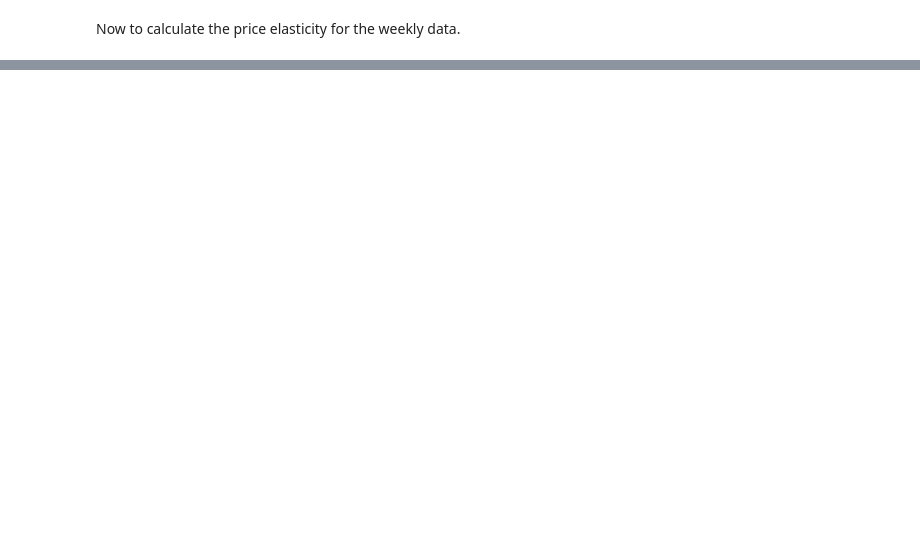
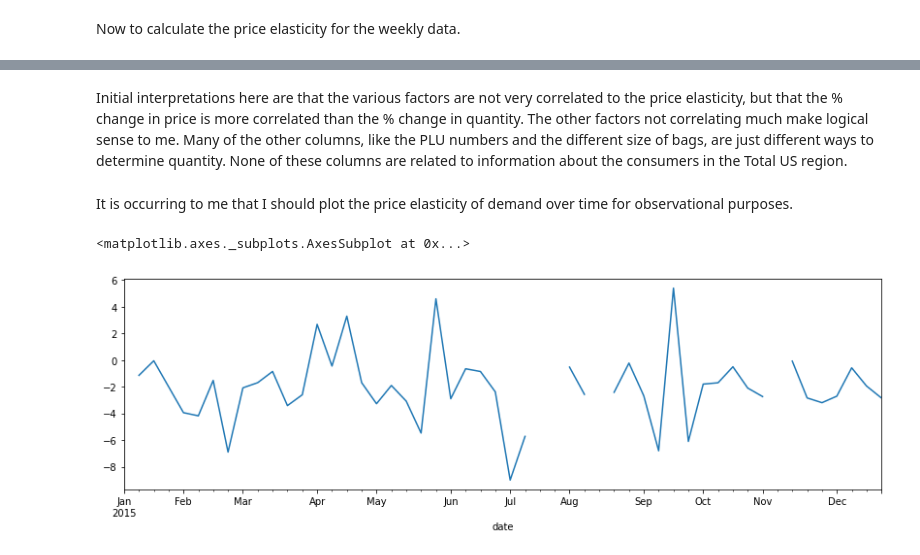
Before and after one commit to melissammcmillan/price_elasticity_of_avocados, a Jupyter notebook: 1_Avocado_EDA.ipynb, the cells around one changed output, grey strips where cells are left out. Cells and saved outputs as stored; diff of their text form; code cells hidden in the pictures; blank space fills up the shorter version.

```diff
--- a/1_Avocado_EDA.ipynb
+++ b/1_Avocado_EDA.ipynb
@@ -191,0 +207,9 @@ I'd like to look at some initial correlations with price elasticity before I sta
+# %% [markdown]
+Initial interpretations here are that the various factors are not very correlated to the price elasticity, but that the % change in price is more correlated than the % change in quantity. The other factors not correlating much make logical sense to me. Many of the other columns, like the PLU numbers and the different size of bags, are just different ways to determine quantity. None of these columns are related to information about the consumers in the Total US region.
+# %% [markdown]
+It is occurring to me that I should plot the price elasticity of demand over time for observational purposes.
+# %%
+totalus_2015['price_eod'].plot(figsize=(14,4))
+# %% [output]
+<matplotlib.axes._subplots.AxesSubplot at 0x...>
+[figure, added]
```
Also changed, not shown: parts of 3 cells of this notebook.
